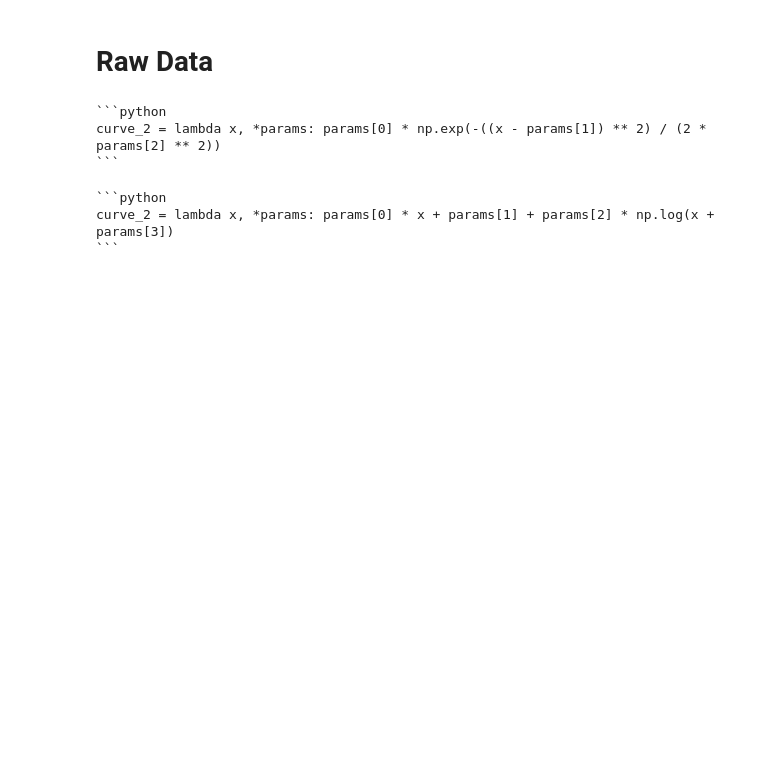
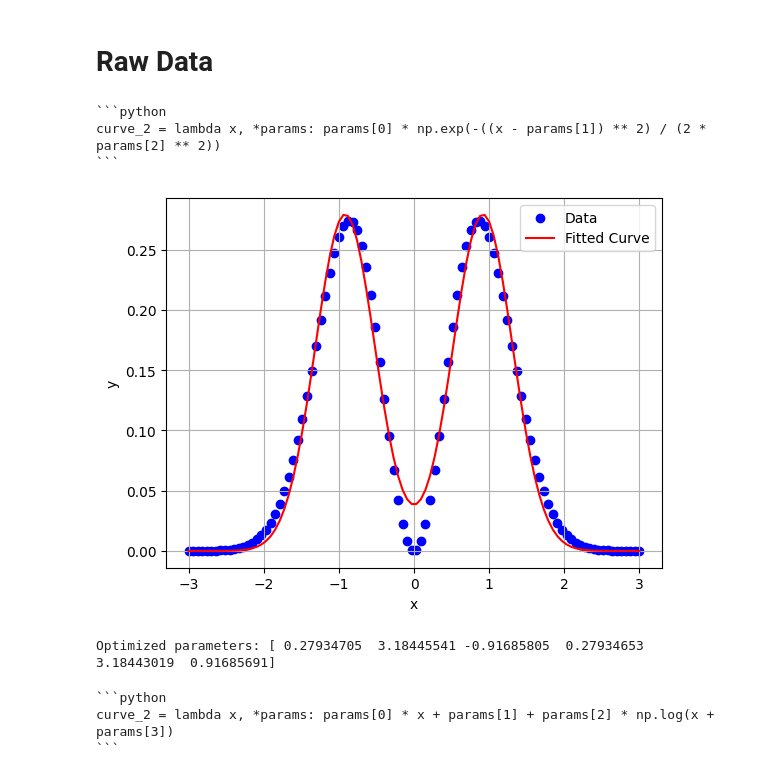
Before and after one commit to harveyThomas4692/llmlex, a Jupyter notebook: Examples/simple_example.ipynb, the cells around one changed output. Saved outputs shown, nothing was run; the diff lists cells and outputs as text; code cells hidden in the pictures; blank space fills up the shorter version.

````diff
--- a/Examples/simple_example.ipynb
+++ b/Examples/simple_example.ipynb
@@ -198,6 +198,37 @@ print(response)
 ```python
 curve_2 = lambda x, *params: params[0] * np.exp(-((x - params[1]) ** 2) / (2 * params[2] ** 2))
 ```
+# %%
+from scipy.optimize import curve_fit
+
+# Define the curve function
+def curve_2(x, *params):
+    return params[0] * np.exp(-params[1] * (x - params[2])**2) + params[3] * np.exp(-params[4] * (x - params[5])**2)
+
+# Initial guess for the parameters
+initial_guess = [1, 1, 1, 1, 1, 1]
+
+# Fit the curve to the data
+popt, pcov = curve_fit(curve_2, x, y, p0=initial_guess)
+
+# Plot the original data
+plt.scatter(x, y, label='Data', color='blue')
+
+# Plot the fitted curve
+plt.plot(x, curve_2(x, *popt), label='Fitted Curve', color='red')
+
+# Add labels and legend
+plt.xlabel('x')
+plt.ylabel('y')
+plt.legend()
+plt.grid(True)
+plt.show()
+
+# Print the optimized parameters
+print("Optimized parameters:", popt)
+# %% [output]
+[figure, added]
+Optimized parameters: [ 0.27934705  3.18445541 -0.91685805  0.27934653  3.18443019  0.91685691]
 # %%
 x2 = np.linspace(0.1, 5, 100)
 y2 = -55 * (np.sqrt(x2) + 1)
````
Also changed, not shown: parts of 1 cell of this notebook.
